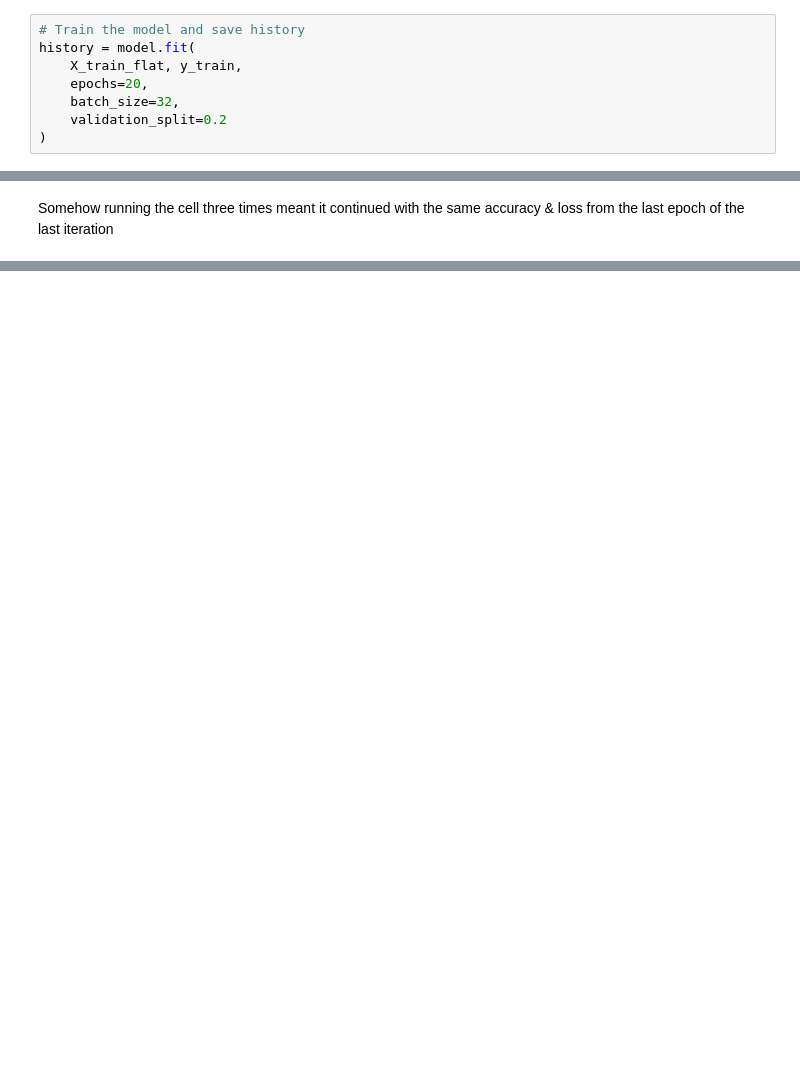
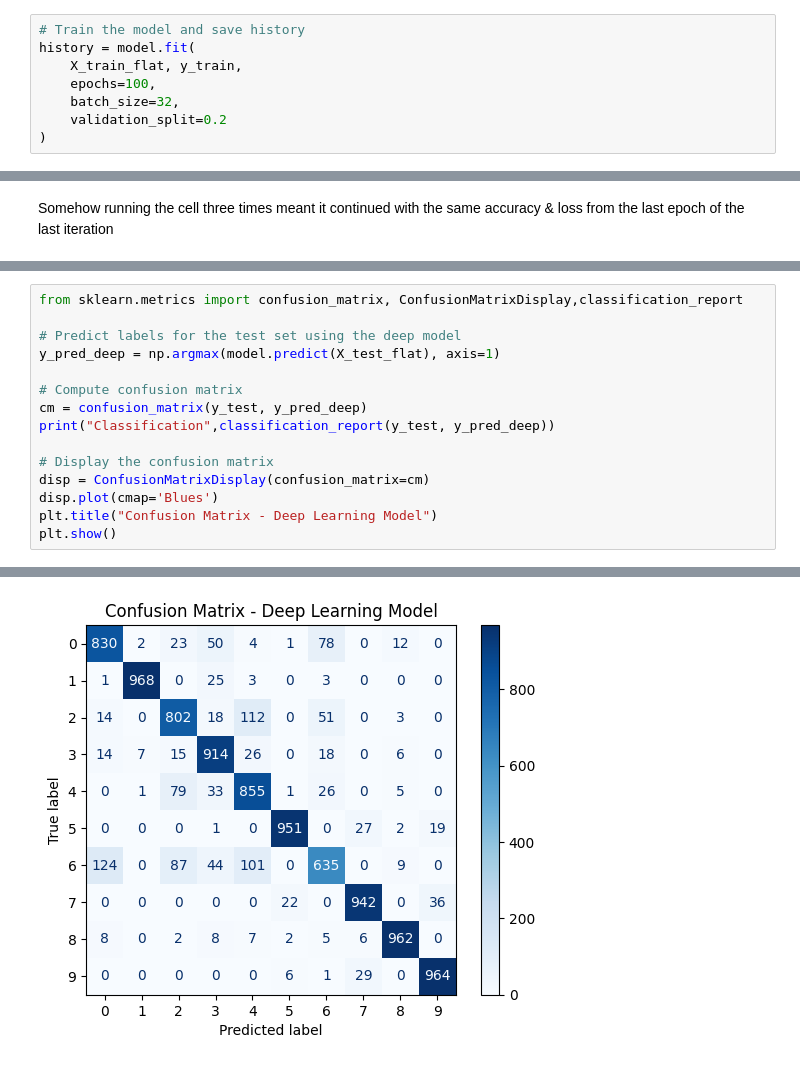
Before and after one commit to raghdiness/DeeplearningAssign, a Jupyter notebook: DeepLearning_Assignment_Raghda.ipynb, the cells around one changed output, grey strips where cells are left out. Saved outputs shown, nothing was run; the diff lists cells and outputs as text; blank space fills up the shorter version.

```diff
--- a/DeepLearning_Assignment_Raghda.ipynb
+++ b/DeepLearning_Assignment_Raghda.ipynb
@@ -70,7 +68,7 @@ model.compile(optimizer='sgd',
 # Train the model and save history
 history = model.fit(
     X_train_flat, y_train,
-    epochs=20,
+    epochs=100,
     batch_size=32,
     validation_split=0.2
 )
@@ -105,0 +104,16 @@ Test loss: 2.3297
+# %%
+from sklearn.metrics import confusion_matrix, ConfusionMatrixDisplay,classification_report
+
+# Predict labels for the test set using the deep model
+y_pred_deep = np.argmax(model.predict(X_test_flat), axis=1)
+
+# Compute confusion matrix
+cm = confusion_matrix(y_test, y_pred_deep)
+print("Classification",classification_report(y_test, y_pred_deep))
+
+# Display the confusion matrix
+disp = ConfusionMatrixDisplay(confusion_matrix=cm)
+disp.plot(cmap='Blues')
+plt.title("Confusion Matrix - Deep Learning Model")
+plt.show()
+# %% [output]
@@ -105,0 +137 @@ Test loss: 2.3297
+[figure, added]
```
Also changed, not shown: parts of 21 cells of this notebook.
